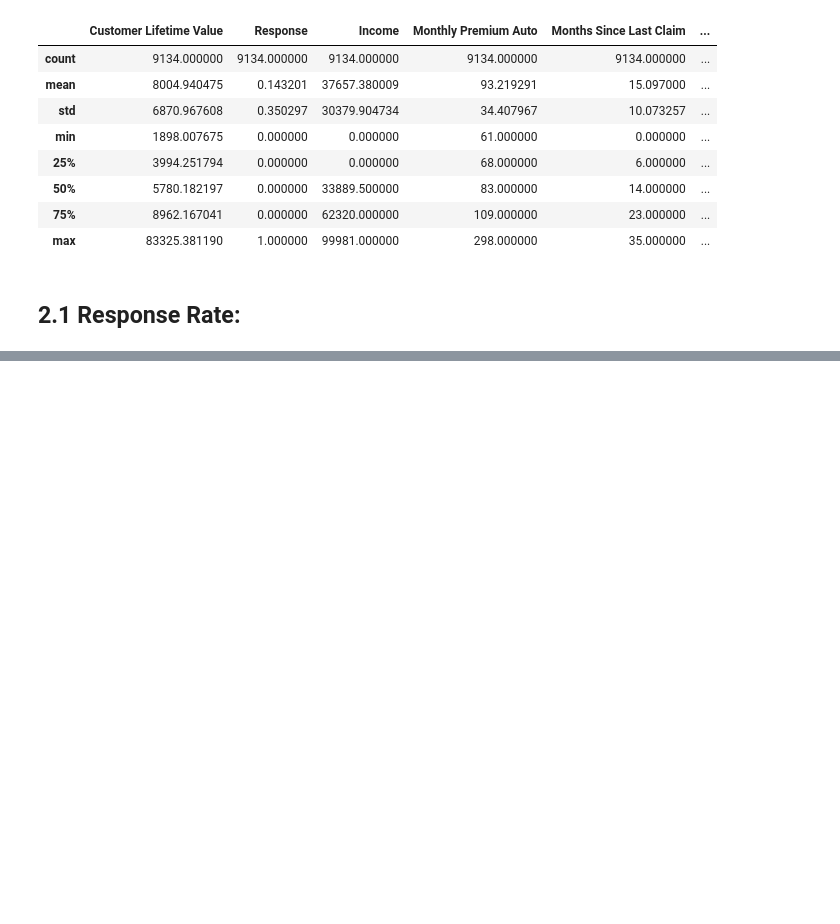
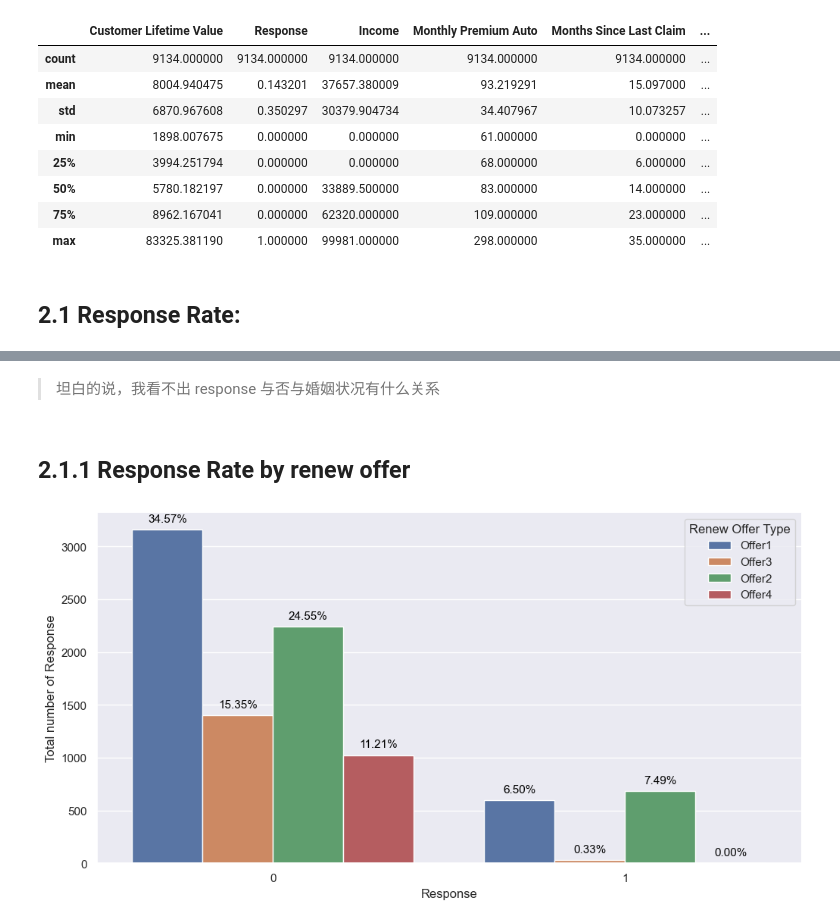
Before and after one commit to wupher/ibm_watson, a Jupyter notebook: report.ipynb, the cells around one changed output, grey strips where cells are left out. Drawn from its saved outputs; the diff is of its cells as text; code cells hidden in the pictures; blank space fills up the shorter version.

```diff
--- a/report.ipynb
+++ b/report.ipynb
@@ -121,0 +145,12 @@ df.describe()
+# %% [markdown]
+> 坦白的说，我看不出 response 与否与婚姻状况有什么关系
+# %% [markdown]
+## 2.1.1 Response Rate by renew offer
+# %%
+plt.figure(figsize=(12, 6))
+ax = sns.countplot(data=df, hue="Renew Offer Type", x="Response")
+plt.ylabel("Total number of Response")
+annot_plot(ax, 0.08, 1)
+plt.show()
+# %% [output]
+[figure, added]
```
Also changed, not shown: parts of 13 cells of this notebook.
